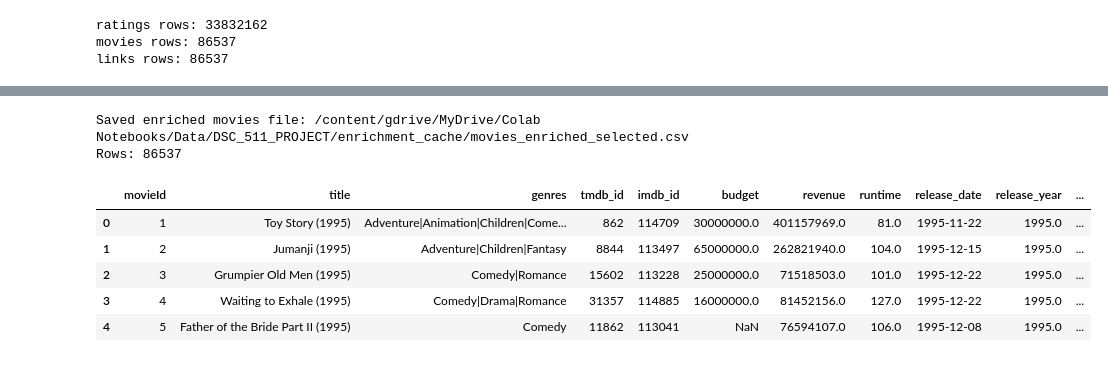
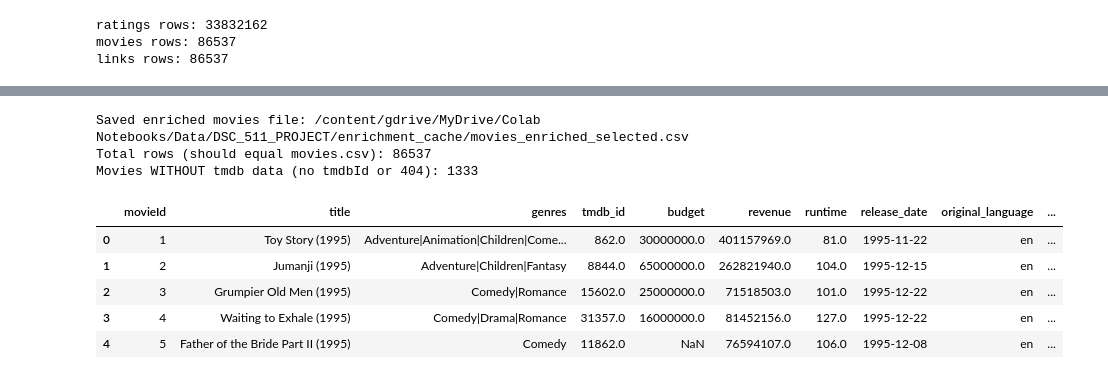
Before and after one commit to alexpanayi474/DSC511-MovieLens-Project, a Jupyter notebook: TMDB_Enrichment_for_MovieLens.ipynb, the cells around one changed output, grey strips where cells are left out. Cells and saved outputs as stored; diff of their text form; code cells hidden in the pictures.

```diff
--- a/TMDB_Enrichment_for_MovieLens.ipynb
+++ b/TMDB_Enrichment_for_MovieLens.ipynb
@@ -124 +109,18 @@ FIELDNAMES = [
+# %%
+# Fields to save from TMDB.
+# Only the columns needed for the project are fetched.
+FIELDNAMES = [
+    "movieId",
+    "tmdb_id",
+    "budget",
+    "revenue",
+    "runtime",
+    "release_date",
+    "original_language",
+    "director",
+    "top_cast",
+    "production_companies",
+    "production_countries",
+    "keywords"
+]
 # %%
@@ -319,24 +371,24 @@ Total saved TMDB rows: 71634
 # %%
-# Join selected TMDB metadata back to MovieLens movies.
-# movieId is the shared key across movies.csv, ratings.csv, and links.csv.
-movies_enriched_df = movies_df.merge(
-    tmdb_metadata_df,
-    on="movieId",
-    how="left"
-)
+# Merge TMDB metadata back into movies_df using movieId.
+# This keeps every movie from movies.csv in the output.
+# Movies without a tmdbId will have missing enrichment fields.
+movies_enriched_df = movies_df.merge(tmdb_metadata_df[["movieId"] + [c for c in FIELDNAMES if c != "movieId"]],on="movieId",how="left")
 
 movies_enriched_df.to_csv(ENRICHED_MOVIES_FILE, index=False)
 
 print("Saved enriched movies file:", ENRICHED_MOVIES_FILE)
-print("Rows:", len(movies_enriched_df))
+print("Total rows (should equal movies.csv):", len(movies_enriched_df))
+print("Movies WITHOUT tmdb data (no tmdbId or 404):",
+      movies_enriched_df["tmdb_id"].isna().sum())
 movies_enriched_df.head()
 # %% [output]
 Saved enriched movies file: /content/gdrive/MyDrive/Colab Notebooks/Data/DSC_511_PROJECT/enrichment_cache/movies_enriched_selected.csv
-Rows: 86537
+Total rows (should equal movies.csv): 86537
+Movies WITHOUT tmdb data (no tmdbId or 404): 1333
-|  | movieId | title | genres | tmdb_id | imdb_id | budget | revenue | runtime | release_date | release_year | ... |
-| 0 | 1 | Toy Story (1995) | Adventure|Animation|Children|Come... | 862 | 114709 | 30000000.0 | 401157969.0 | 81.0 | 1995-11-22 | 1995.0 | ... |
-| 1 | 2 | Jumanji (1995) | Adventure|Children|Fantasy | 8844 | 113497 | 65000000.0 | 262821940.0 | 104.0 | 1995-12-15 | 1995.0 | ... |
-| 2 | 3 | Grumpier Old Men (1995) | Comedy|Romance | 15602 | 113228 | 25000000.0 | 71518503.0 | 101.0 | 1995-12-22 | 1995.0 | ... |
-| 3 | 4 | Waiting to Exhale (1995) | Comedy|Drama|Romance | 31357 | 114885 | 16000000.0 | 81452156.0 | 127.0 | 1995-12-22 | 1995.0 | ... |
-| 4 | 5 | Father of the Bride Part II (1995) | Comedy | 11862 | 113041 | NaN | 76594107.0 | 106.0 | 1995-12-08 | 1995.0 | ... |
+|  | movieId | title | genres | tmdb_id | budget | revenue | runtime | release_date | original_language | ... |
+| 0 | 1 | Toy Story (1995) | Adventure|Animation|Children|Come... | 862.0 | 30000000.0 | 401157969.0 | 81.0 | 1995-11-22 | en | ... |
+| 1 | 2 | Jumanji (1995) | Adventure|Children|Fantasy | 8844.0 | 65000000.0 | 262821940.0 | 104.0 | 1995-12-15 | en | ... |
+| 2 | 3 | Grumpier Old Men (1995) | Comedy|Romance | 15602.0 | 25000000.0 | 71518503.0 | 101.0 | 1995-12-22 | en | ... |
+| 3 | 4 | Waiting to Exhale (1995) | Comedy|Drama|Romance | 31357.0 | 16000000.0 | 81452156.0 | 127.0 | 1995-12-22 | en | ... |
+| 4 | 5 | Father of the Bride Part II (1995) | Comedy | 11862.0 | NaN | 76594107.0 | 106.0 | 1995-12-08 | en | ... |
 # %%
```
Also changed, not shown: parts of 35 cells of this notebook.
